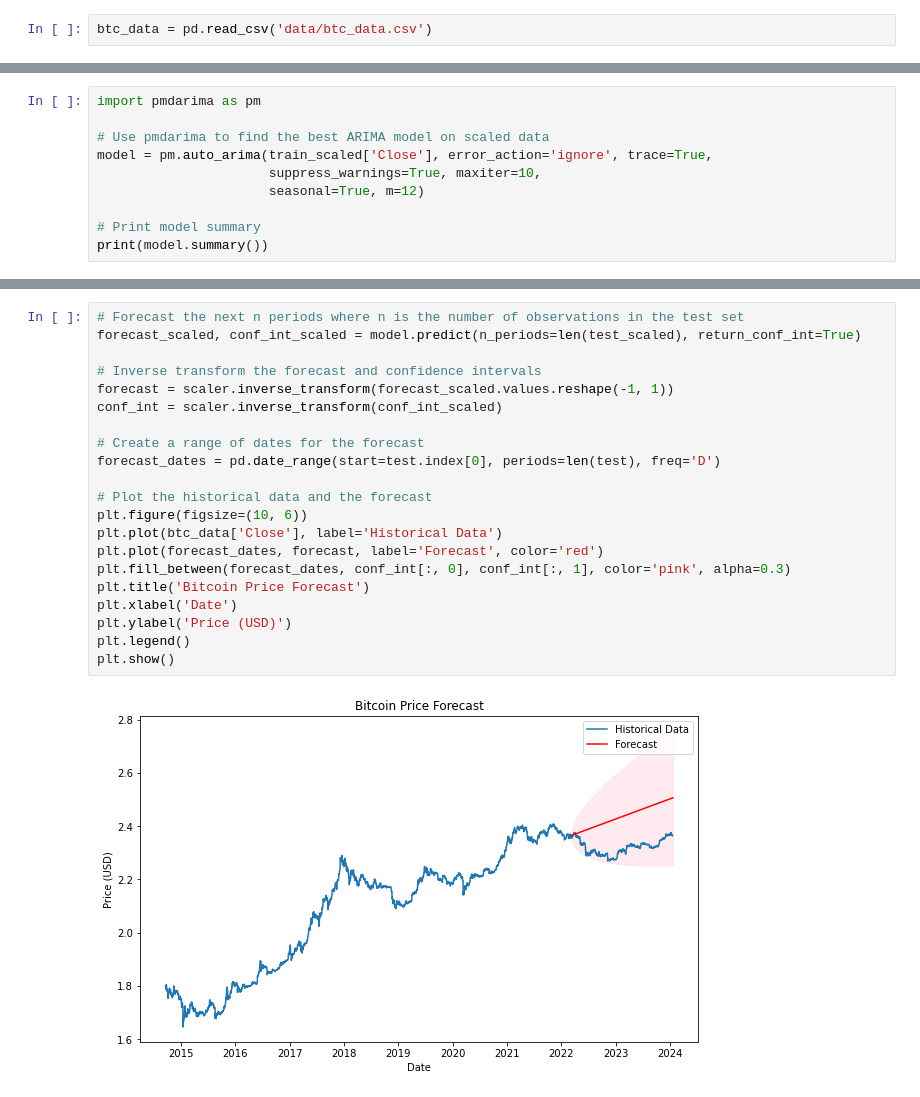
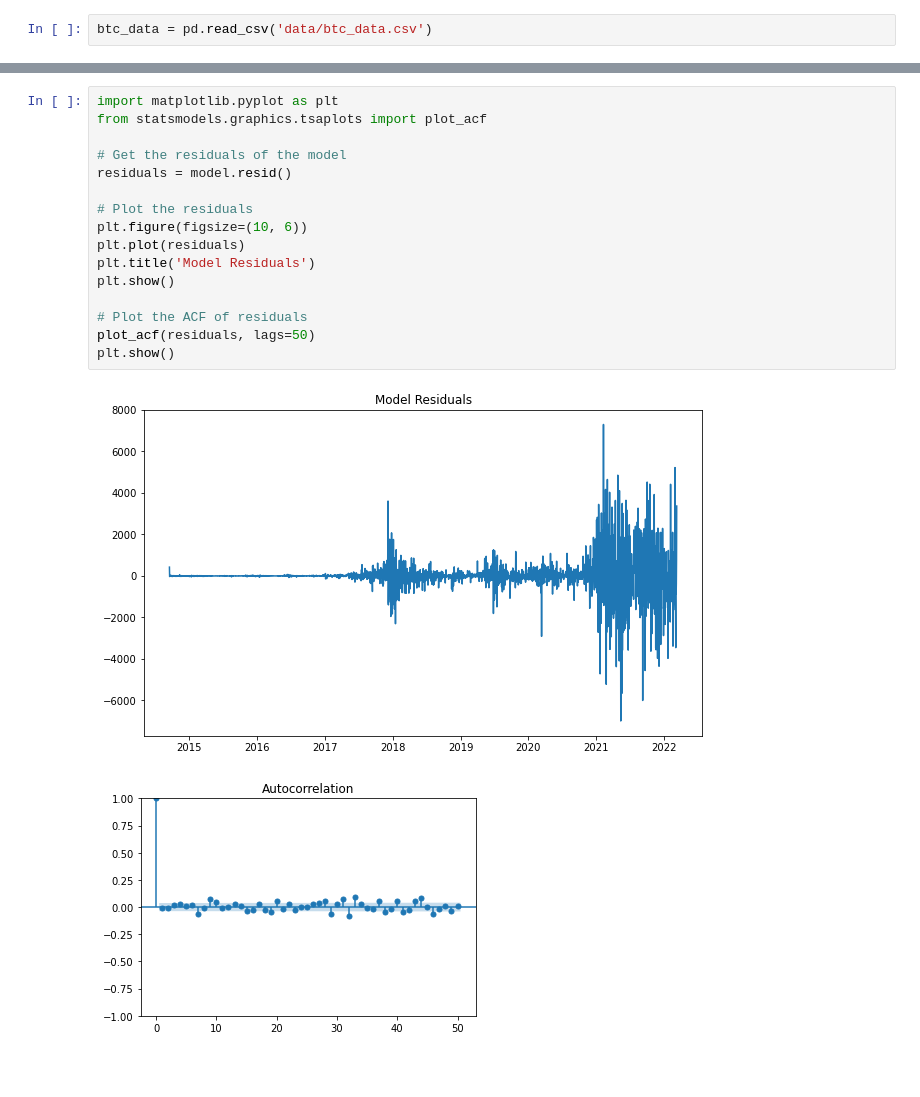
Before and after one commit to YashVG/crypto_ts, a Jupyter notebook: 03_model_id.ipynb, the cells around one changed output, grey strips where cells are left out. Drawn from its saved outputs; the diff is of its cells as text; blank space fills up the shorter version.

```diff
--- a/03_model_id.ipynb
+++ b/03_model_id.ipynb
@@ -116,10 +99,0 @@ test_scaled = pd.DataFrame(test_scaled, index=test.index, columns=['Close'])
-# %%
-import pmdarima as pm
-
-# Use pmdarima to find the best ARIMA model on scaled data
-model = pm.auto_arima(train_scaled['Close'], error_action='ignore', trace=True,
-                      suppress_warnings=True, maxiter=10,
-                      seasonal=True, m=12)
-
-# Print model summary
-print(model.summary())
@@ -144,23 +100,19 @@ Warnings:
-# %%
-# Forecast the next n periods where n is the number of observations in the test set
-forecast_scaled, conf_int_scaled = model.predict(n_periods=len(test_scaled), return_conf_int=True)
-
-# Inverse transform the forecast and confidence intervals
-forecast = scaler.inverse_transform(forecast_scaled.values.reshape(-1, 1))
-conf_int = scaler.inverse_transform(conf_int_scaled)
-
-# Create a range of dates for the forecast
-forecast_dates = pd.date_range(start=test.index[0], periods=len(test), freq='D')
-
-# Plot the historical data and the forecast
-plt.figure(figsize=(10, 6))
-plt.plot(btc_data['Close'], label='Historical Data')
-plt.plot(forecast_dates, forecast, label='Forecast', color='red')
-plt.fill_between(forecast_dates, conf_int[:, 0], conf_int[:, 1], color='pink', alpha=0.3)
-plt.title('Bitcoin Price Forecast')
-plt.xlabel('Date')
-plt.ylabel('Price (USD)')
-plt.legend()
-plt.show()
-# %% [output]
-[figure, removed]
+# %%
+import matplotlib.pyplot as plt
+from statsmodels.graphics.tsaplots import plot_acf
+
+# Get the residuals of the model
+residuals = model.resid()
+
+# Plot the residuals
+plt.figure(figsize=(10, 6))
+plt.plot(residuals)
+plt.title('Model Residuals')
+plt.show()
+
+# Plot the ACF of residuals
+plot_acf(residuals, lags=50)
+plt.show()
+# %% [output]
+[figure, added]
+[figure, added]
```
Also changed, not shown: parts of 5 cells of this notebook, 1 other file.
